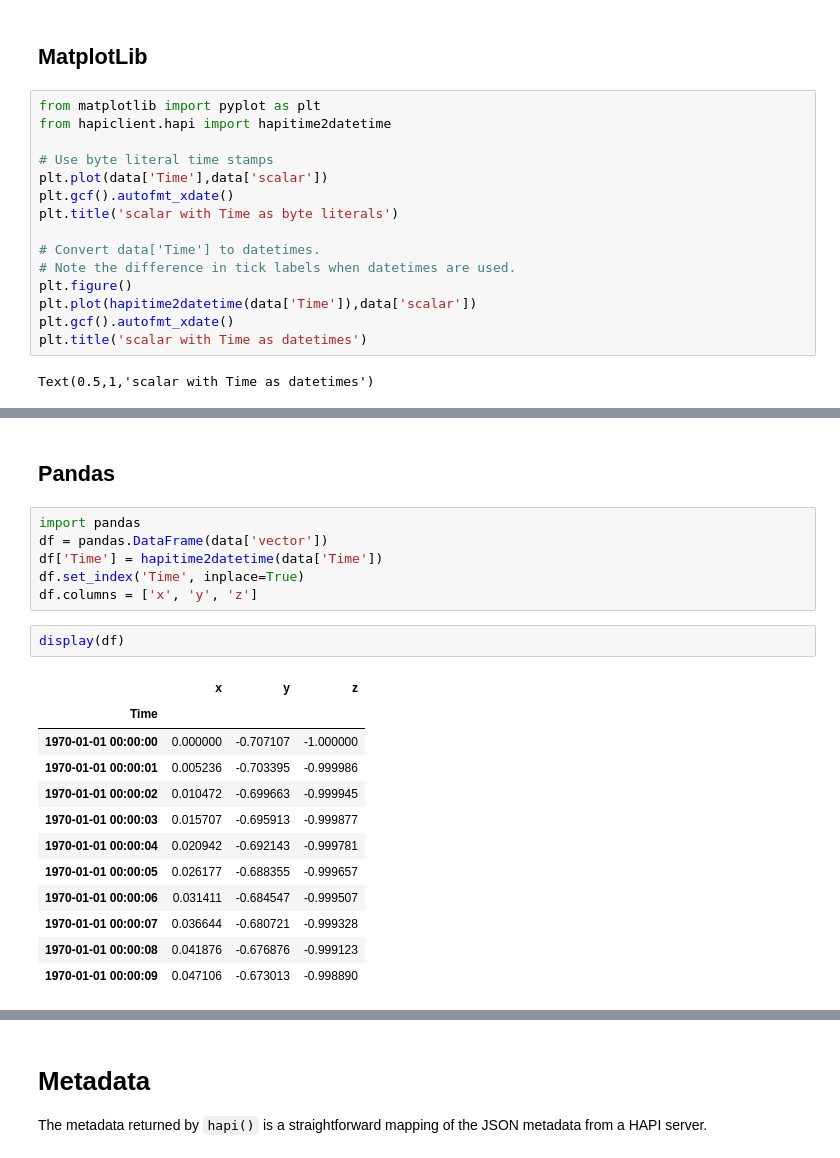
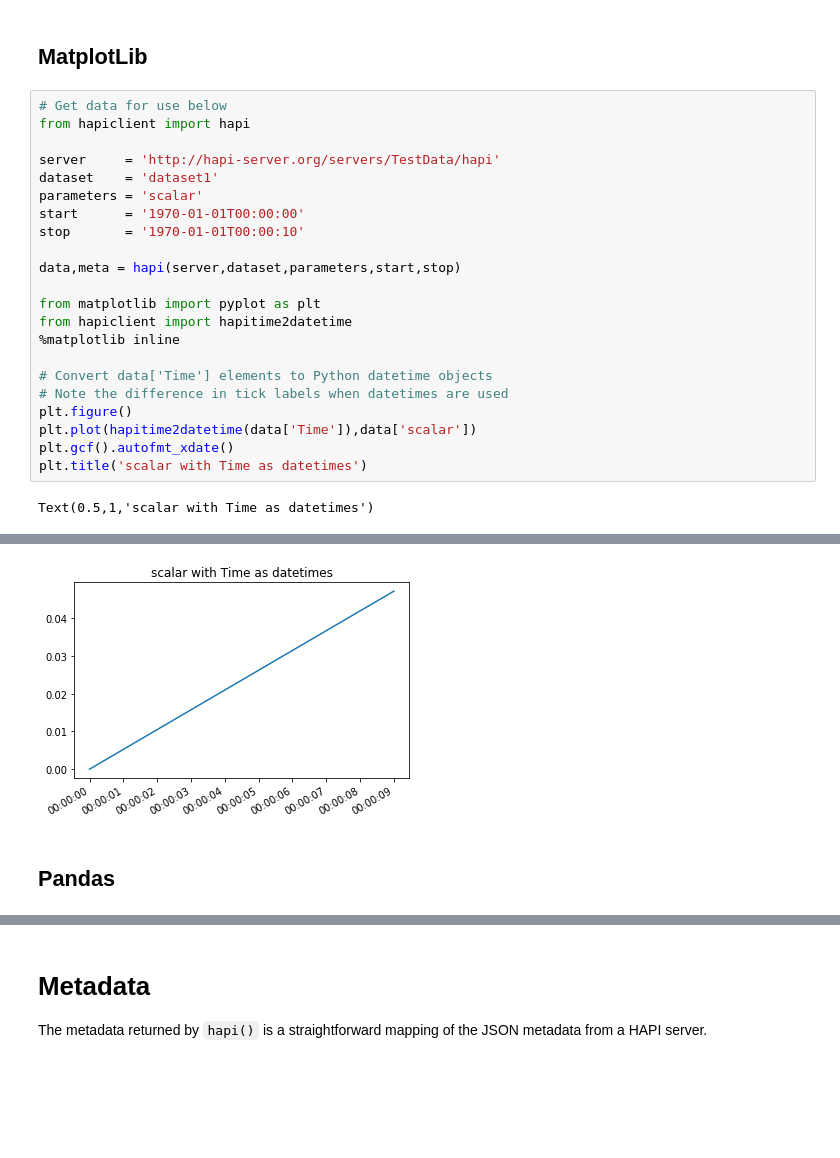
Before and after one commit to Tomin-KJ/client-python, a Jupyter notebook: hapi_demo.ipynb, the cells around one changed output, grey strips where cells are left out. Saved outputs shown, nothing was run; the diff lists cells and outputs as text; blank space fills up the shorter version.

```diff
--- a/hapi_demo.ipynb
+++ b/hapi_demo.ipynb
@@ -309,16 +641,23 @@ hapiplot(data,meta)
 # %% [markdown]
 ## MatplotLib
 # %%
+# Get data for use below
+from hapiclient import hapi
+
+server     = 'http://hapi-server.org/servers/TestData/hapi'
+dataset    = 'dataset1'
+parameters = 'scalar'
+start      = '1970-01-01T00:00:00'
+stop       = '1970-01-01T00:00:10'
+
+data,meta = hapi(server,dataset,parameters,start,stop)
+
 from matplotlib import pyplot as plt
-from hapiclient.hapi import hapitime2datetime
+from hapiclient import hapitime2datetime
+%matplotlib inline
 
-# Use byte literal time stamps
-plt.plot(data['Time'],data['scalar'])
-plt.gcf().autofmt_xdate()
-plt.title('scalar with Time as byte literals')
-
-# Convert data['Time'] to datetimes.
-# Note the difference in tick labels when datetimes are used.
+# Convert data['Time'] elements to Python datetime objects
+# Note the difference in tick labels when datetimes are used
 plt.figure()
 plt.plot(hapitime2datetime(data['Time']),data['scalar'])
 plt.gcf().autofmt_xdate()
@@ -330,23 +667,3 @@ Text(0.5,1,'scalar with Time as datetimes')
+[figure, added]
 # %% [markdown]
 ## Pandas
-# %%
-import pandas
-df = pandas.DataFrame(data['vector'])
-df['Time'] = hapitime2datetime(data['Time'])
-df.set_index('Time', inplace=True)
-df.columns = ['x', 'y', 'z']
-# %%
-display(df)
-# %% [output]
-|  | x | y | z |
-| Time |  |  |  |
-| 1970-01-01 00:00:00 | 0.000000 | -0.707107 | -1.000000 |
-| 1970-01-01 00:00:01 | 0.005236 | -0.703395 | -0.999986 |
-| 1970-01-01 00:00:02 | 0.010472 | -0.699663 | -0.999945 |
-| 1970-01-01 00:00:03 | 0.015707 | -0.695913 | -0.999877 |
-| 1970-01-01 00:00:04 | 0.020942 | -0.692143 | -0.999781 |
-| 1970-01-01 00:00:05 | 0.026177 | -0.688355 | -0.999657 |
-| 1970-01-01 00:00:06 | 0.031411 | -0.684547 | -0.999507 |
-| 1970-01-01 00:00:07 | 0.036644 | -0.680721 | -0.999328 |
-| 1970-01-01 00:00:08 | 0.041876 | -0.676876 | -0.999123 |
-| 1970-01-01 00:00:09 | 0.047106 | -0.673013 | -0.998890 |
```
Also changed, not shown: parts of 56 cells of this notebook, 2 other files.
